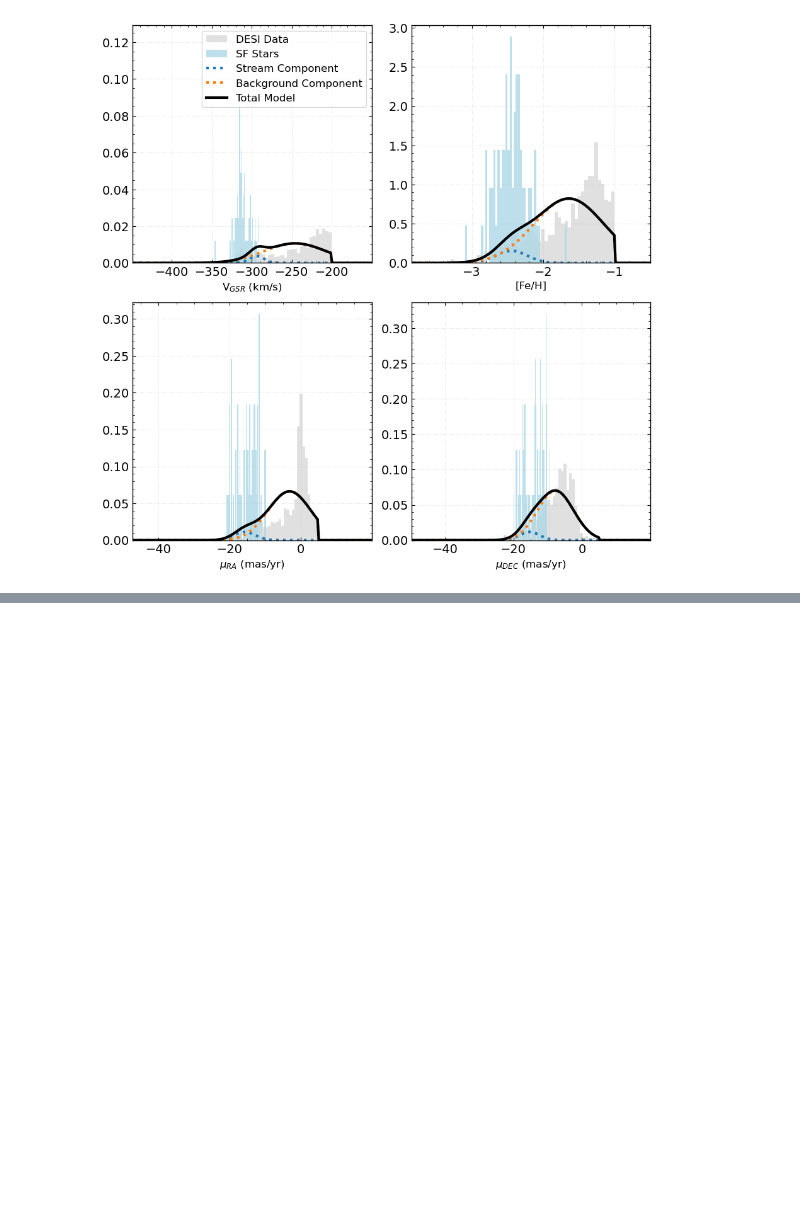
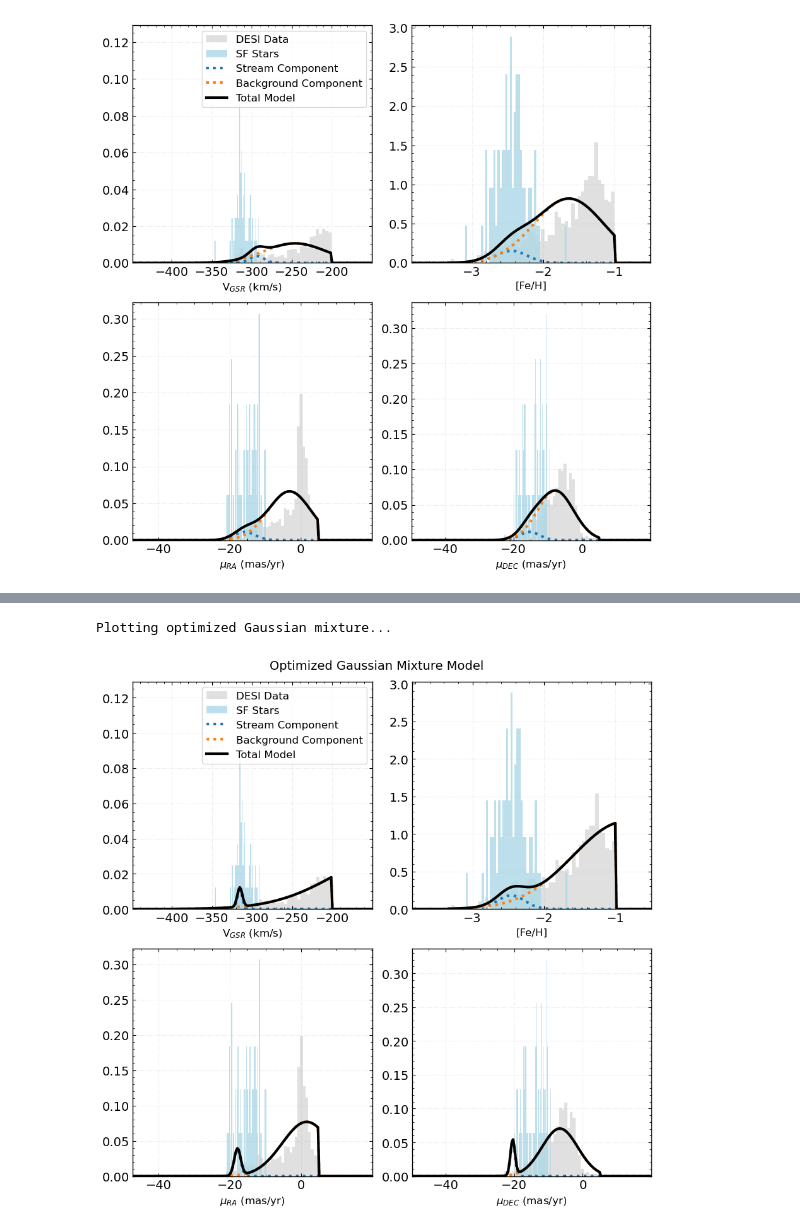
Before and after one commit to nassmohammed/DESI-DR1_streamTutorial, a Jupyter notebook: streamTutorial.ipynb, the cells around one changed output, grey strips where cells are left out. Drawn from its saved outputs; the diff is of its cells as text; code cells hidden in the pictures; blank space fills up the shorter version.

```diff
--- a/streamTutorial.ipynb
+++ b/streamTutorial.ipynb
@@ -541,7 +541,15 @@ importlib.reload(st)
 no_of_spline_points = 5
 #-----------------------#
 
-MCMeta = st.MCMeta(no_of_spline_points, tomcmc_stream, trimmed_stream.data.confirmed_sf_and_desi)
+# Define truncation parameters based on our selection cuts
+truncation_params = {
+    'vgsr_min': vgsr_min, 'vgsr_max': vgsr_max,
+    'feh_min': -4.0, 'feh_max': feh_cut,
+    'pmra_min': pmra_min, 'pmra_max': pmra_max,
+    'pmdec_min': pmdec_min, 'pmdec_max': pmdec_max
+}
+
+MCMeta = st.MCMeta(no_of_spline_points, tomcmc_stream, trimmed_stream.data.confirmed_sf_and_desi, truncation_params=truncation_params)
 # %% [output]
 Making stream initial guess based on galstream and STREAMFINDER...
 Stream VGSR dispersion from trimmed SF: 9.29 km/s
@@ -619,0 +730,70 @@ print(f"Number of Candidates: {10**result.x[0] * len(trunc_iso_cut_desi['VGSR'])
+# %%
+# Add optimization results to MCMeta class
+MCMeta.optimized_params = output
+MCMeta.optimization_result = result
+
+# Create a new plotter object with the optimized parameters
+plt_optimized = st.StreamPlotter(MCMeta)
+
+
+original_params = MCMeta.initial_params.copy()
+optimized_for_plotting = output.copy()
+
+
+if 'lsigv' in optimized_for_plotting:
+    optimized_for_plotting['lsigvgsr'] = optimized_for_plotting['lsigv']
+
+MCMeta.initial_params = optimized_for_plotting
+
+print("\nPlotting optimized Gaussian mixture...")
+plt_optimized.gaussian_mixture_plot(showStream=True, background=True)
+
+# Restore original initial_params
+MCMeta.initial_params = original_params
+
+plt.suptitle('Optimized Gaussian Mixture Model', fontsize=14, y=0.98)
+plt.tight_layout()
+plt.show()
+
+# Below checks if we picked good priors
+
+
+nparams = len(param_labels)
+nwalkers = 70
+
+p0 = flat_p0_guess
+ep0 = np.zeros(len(p0)) + 0.01
+
+# Generate walker positions around the starting point
+p0s = np.random.multivariate_normal(p0, np.diag(ep0)**2, size=nwalkers)
+
+# Clip pstream to valid range [0, 1] - first parameter only
+p0s[:,0] = np.clip(p0s[:,0], 1e-10, 1 - 1e-10)
+
+# Test likelihood for all walkers using the modified function
+lkhds = [stream_funcs.spline_lnprob_1D(
+    p0s[j], prior, phi1_spline_points,
+    tomcmc_stream.data.desi_data['VGSR'], tomcmc_stream.data.desi_data['VRAD_ERR'],
+    tomcmc_stream.data.desi_data['FEH'], tomcmc_stream.data.desi_data['FEH_ERR'],
+    tomcmc_stream.data.desi_data['PMRA'], tomcmc_stream.data.desi_data['PMRA_ERROR'],
+    tomcmc_stream.data.desi_data['PMDEC'], tomcmc_stream.data.desi_data['PMDEC_ERROR'],
+    tomcmc_stream.data.desi_data['phi1'],
+    trunc_fit=True, feh_fit=True, assert_prior=True, k=spline_k,
+    reshape_arr_shape=array_lengths,
+    vgsr_trunc=vgsr_trunc, feh_trunc=feh_trunc,
+    pmra_trunc=pmra_trunc, pmdec_trunc=pmdec_trunc
+) for j in range(nwalkers)]
+
+# Check if prior is good - this is the key test from your original code
+if sum(np.array(lkhds) > -9e9) == nwalkers:
+    print('Your prior is good, you\'ve found something!')
+elif sum(np.array(lkhds) > -9e9) != nwalkers:
+    print('Your prior is too restrictive, try changing the values listed above!')
+
+# Assert that all walkers have good likelihoods
+assert np.all(np.array(lkhds) > -9e9), f"Only {sum(np.array(lkhds) > -9e9)}/{nwalkers} walkers have valid likelihoods"
+
+print(f"All {nwalkers} walkers initialized successfully!")
+# %% [output]
+Plotting optimized Gaussian mixture...
+[figure, added]
```
Also changed, not shown: parts of 6 cells of this notebook, 1 other file.
